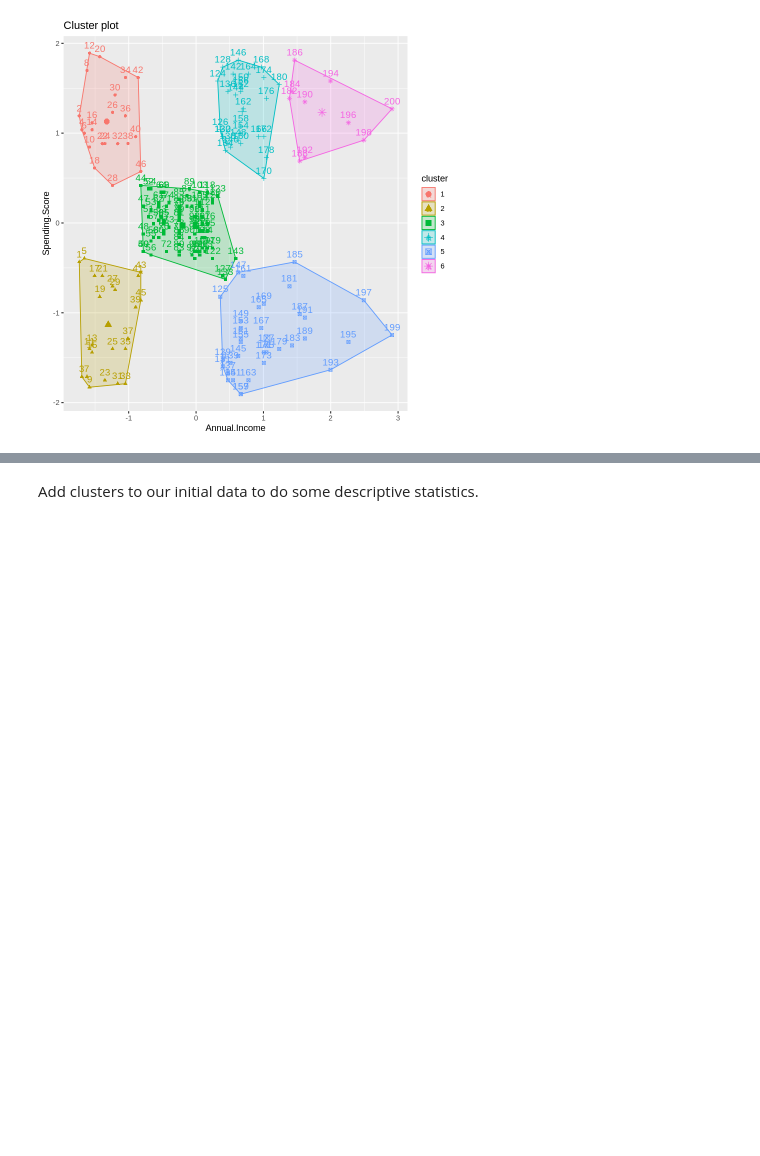
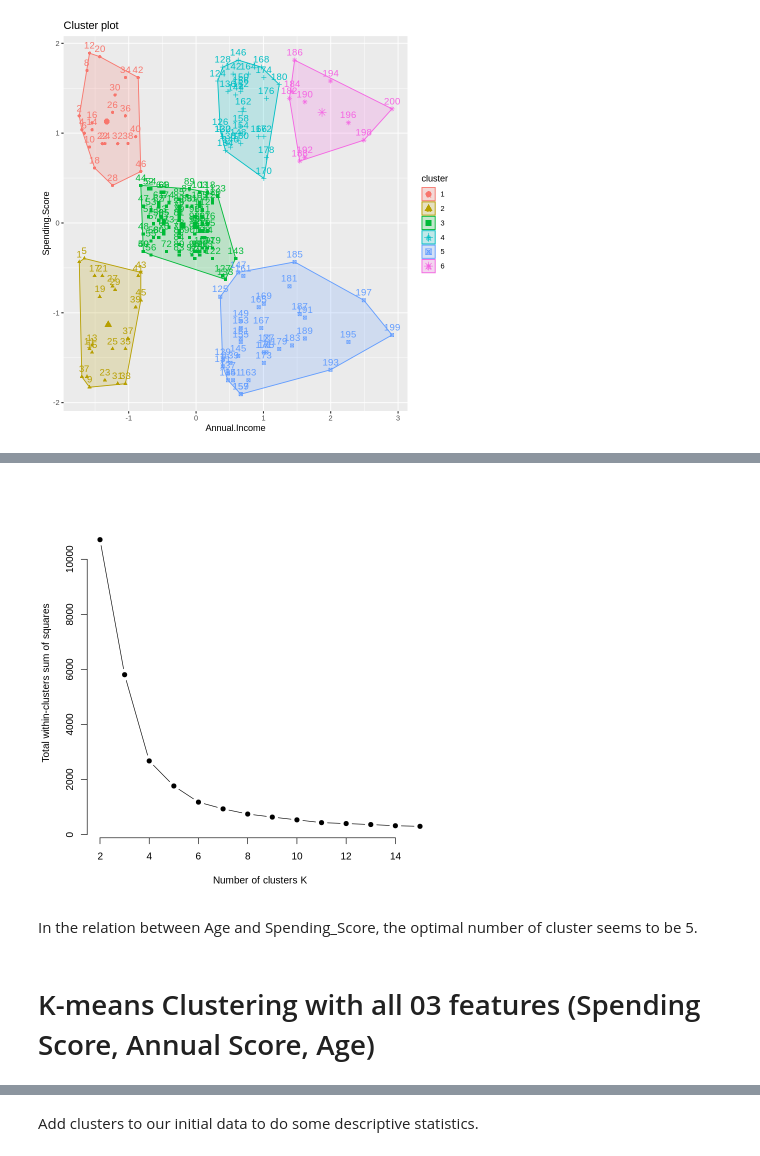
Before and after one commit to nv-hiep/customer_clustering, a Jupyter notebook: Customer_Segmentation_with_Kmeans_using_R.ipynb, the cells around one changed output, grey strips where cells are left out. Drawn from its saved outputs; the diff is of its cells as text; code cells hidden in the pictures; blank space fills up the shorter version.

```diff
--- a/Customer_Segmentation_with_Kmeans_using_R.ipynb
+++ b/Customer_Segmentation_with_Kmeans_using_R.ipynb
@@ -668,0 +685,24 @@ fviz_cluster(kmeans_model, data = df)
+# %%
+set.seed(42)
+
+# Calc. total within-cluster sum of square
+wss <- function(k) {
+  kmeans(ss_age_tb, k, nstart = 25 )$tot.withinss
+}
+# %%
+# Compute and plot wss for k = 1 to k = 15
+ks <- 2:15
+
+# extract wss for 2-15 clusters
+wss_values <- map_dbl(ks, wss)
+# %%
+plot(ks, wss_values,
+       type="b", pch = 19, frame = FALSE,
+       xlab="Number of clusters K",
+       ylab="Total within-clusters sum of squares")
+# %% [output]
+[figure, added]
+# %% [markdown]
+In the relation between Age and Spending_Score, the optimal number of cluster seems to be 5.
+# %% [markdown]
+# K-means Clustering with all 03 features (Spending Score, Annual Score, Age)
```
Also changed, not shown: parts of 76 cells of this notebook.
